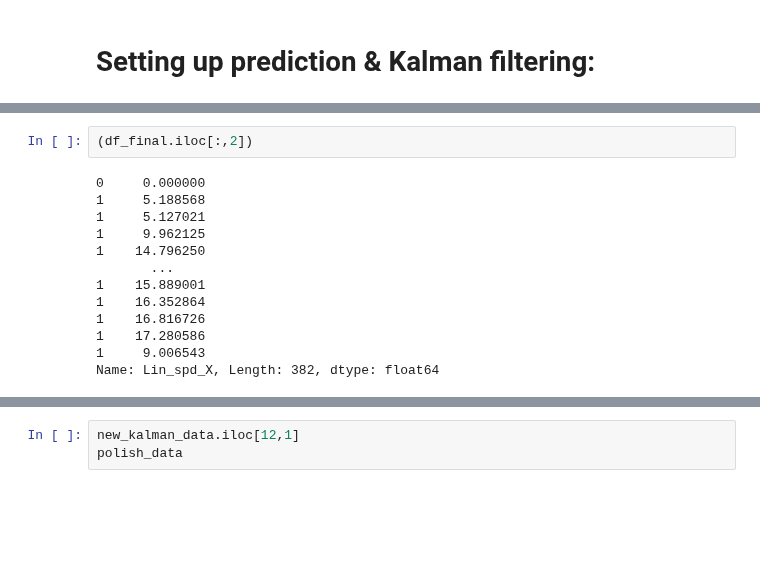
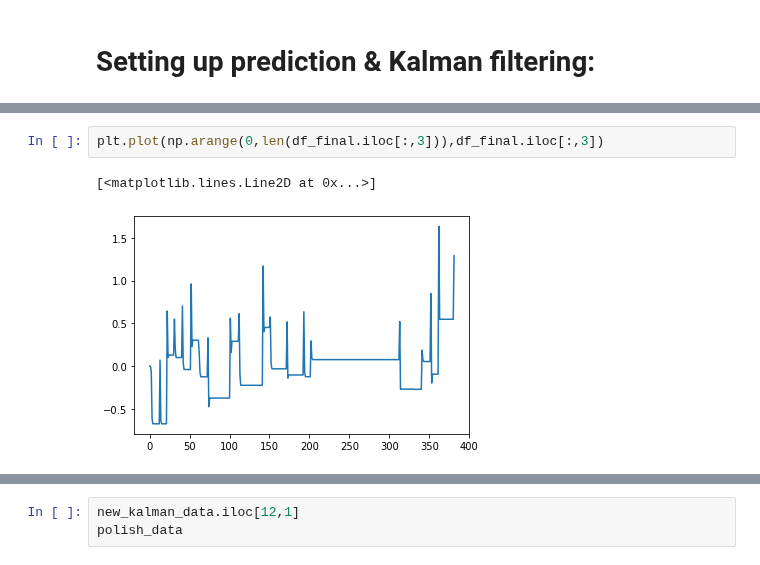
Before and after one commit to cnburger/AIS_KalmanFilter, a Jupyter notebook: Kalman Filter _ NewMethod.ipynb, the cells around one changed output, grey strips where cells are left out. Saved outputs shown, nothing was run; the diff lists cells and outputs as text; blank space fills up the shorter version.

```diff
--- a/Kalman Filter _ NewMethod.ipynb
+++ b/Kalman Filter _ NewMethod.ipynb
@@ -346,18 +342,8 @@ plt.plot(np.arange(0,len(df_final.iloc[:,3])),df_final.iloc[:,2])
-# %%
-(df_final.iloc[:,2])
-# %% [output]
-0     0.000000
-1     5.188568
-1     5.127021
-1     9.962125
-1    14.796250
-       ...
-1    15.889001
-1    16.352864
-1    16.816726
-1    17.280586
-1     9.006543
-Name: Lin_spd_X, Length: 382, dtype: float64
+# %%
+plt.plot(np.arange(0,len(df_final.iloc[:,3])),df_final.iloc[:,3])
+# %% [output]
+[<matplotlib.lines.Line2D at 0x...>]
+[figure, added]
 # %%
 df_final
 # %% [output]
```
Also changed, not shown: parts of 13 cells of this notebook.
